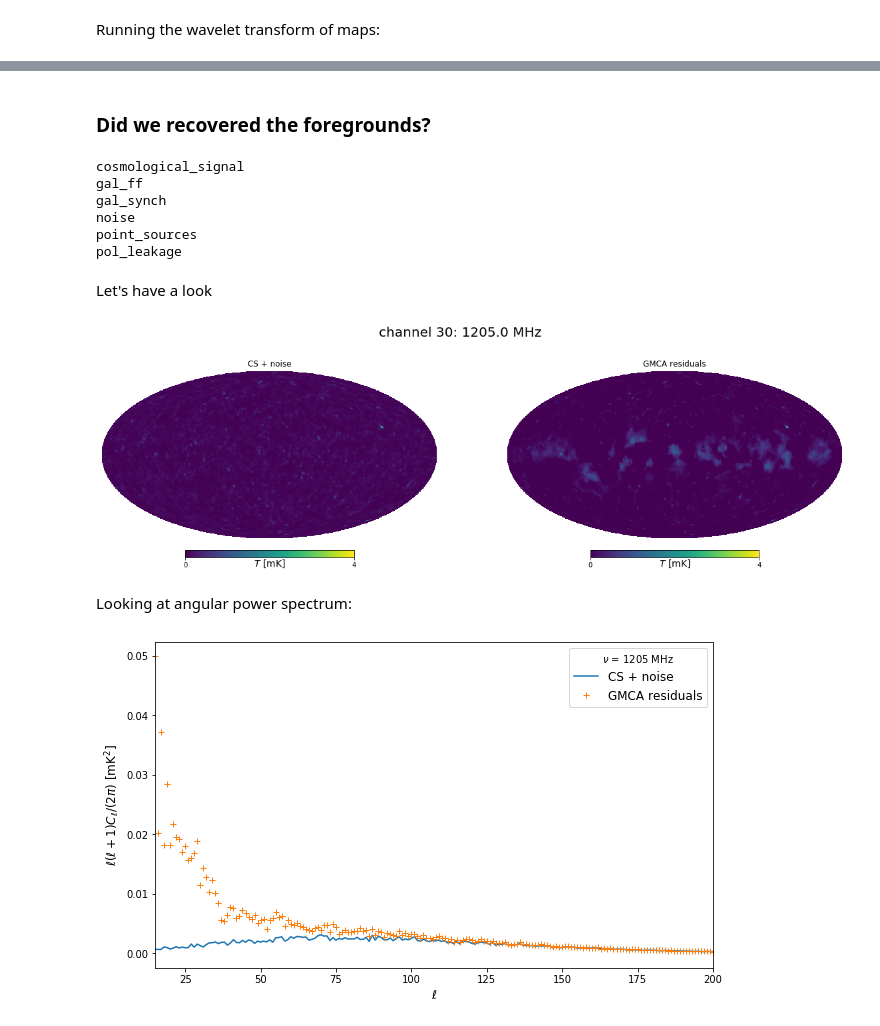
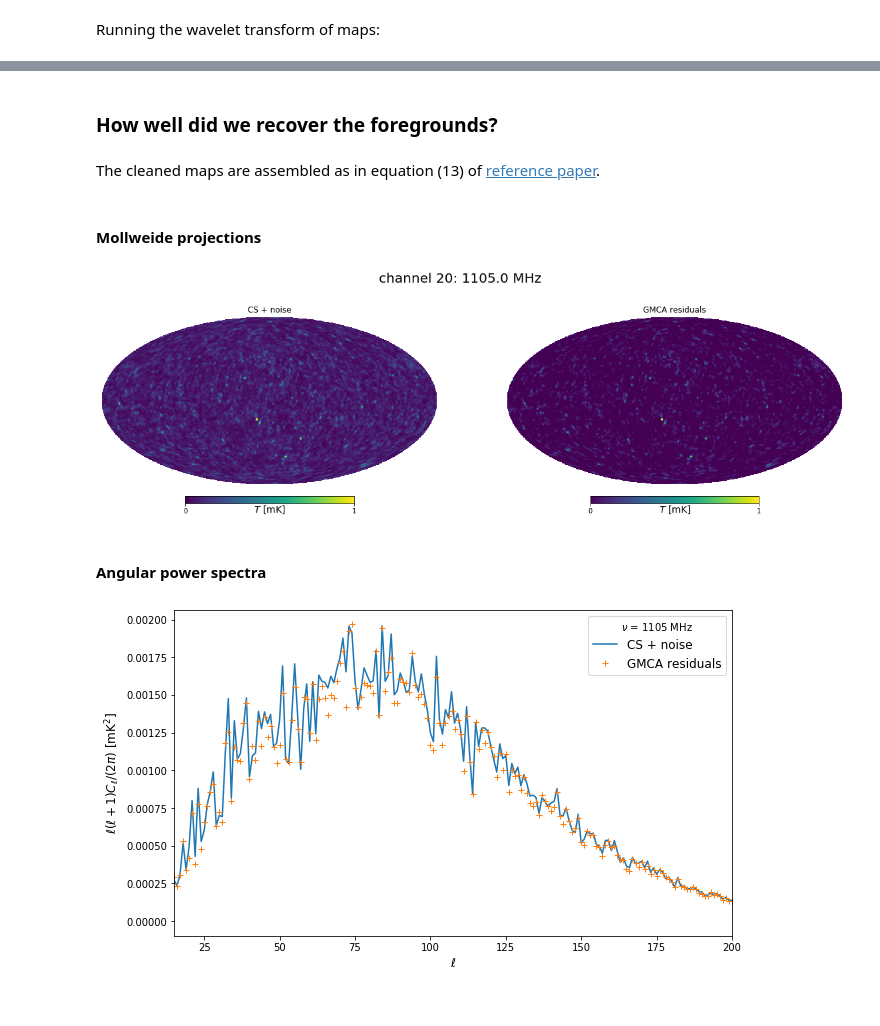
Before and after one commit to isab3lla/gmca4im, a Jupyter notebook: tut_2_perform_GMCA.ipynb, the cells around one changed output, grey strips where cells are left out. Saved outputs shown, nothing was run; the diff lists cells and outputs as text; code cells hidden in the pictures.

```diff
--- a/tut_2_perform_GMCA.ipynb
+++ b/tut_2_perform_GMCA.ipynb
@@ -4,0 +21,5 @@
+# %%
+# let's define a list with the components of the simulation
+components = list(file.keys()); components.remove('frequencies')
+# and save the channel frequencies
+nu_ch = np.array(file['frequencies'])
@@ -13,2 +33,0 @@ import gmca4im_lib2 as g4i
-# %%
-file = h5py.File('../sim_5MHz.hd5','r')
@@ -19,2 +33,0 @@ file.keys()
-# %%
-components = ['cosmological_signal', 'gal_ff', 'gal_synch', 'noise', 'point_sources', 'pol_leakage']
@@ -136,67 +149,53 @@ plt.legend(fontsize=12);
 # %% [markdown]
-### Did we recovered the foregrounds?
+### How well did we recover the foregrounds?
-# %%
-# original maps
-obs_maps = np.zeros((len(nu_ch),npix))
-
-for c in components:
-    print(c)
-    tmp_component = np.array(file[c])
-    obs_maps += tmp_component
-    del tmp_component
-# %% [output]
-cosmological_signal
-gal_ff
-gal_synch
-noise
-point_sources
-pol_leakage
+# %% [markdown]
+The cleaned maps are assembled as in equation (13) of [reference paper](https://arxiv.org/abs/2006.05996).
 # %%
 #### reconstructed maps by GMCA
 piA = np.linalg.inv(Ae.T@Ae)@Ae.T
 # reproject onto original maps
 Se_sph = piA@obs_maps # LS estimate of the sources in the pixel domain
 X_gmca = Ae@Se_sph; del Se_sph, piA
-# %% [markdown]
-Let's have a look
+# %% [markdown]
+#### Mollweide projections
 # %%
 # pick a channel number to image
-ich = 30
+ich = 20
 
-map_input = file['cosmological_signal'][ich]+file['noise'][ich]
+map_input = np.array(file['cosmological_signal'])[ich]+np.array(file['noise'])[ich]
 residuals = obs_maps[ich]-X_gmca[ich]
 
 fig = plt.figure(figsize=(20, 6))
 fig.suptitle(f'channel {ich}: {nu_ch[ich]} MHz',fontsize=20)
 ax1 = fig.add_subplot(1,2,1)
 plt.axes(ax1)
-hp.mollview(map_input,min=0,max=4,title='CS + noise',unit=r'$T$ [mK]',hold=True)
+hp.mollview(map_input,min=0,max=1,title='CS + noise',unit=r'$T$ [mK]',hold=True)
 ax2 = fig.add_subplot(1,2,2)
 plt.axes(ax2)
-hp.mollview(residuals,min=0,max=4,title='GMCA residuals',unit=r'$T$ [mK]',hold=True)
+hp.mollview(residuals,min=0,max=1,title='GMCA residuals',unit=r'$T$ [mK]',hold=True)
 
 del map_input, residuals
 # %% [output]
-[figure, old version]
+[figure, new version]
-# %% [markdown]
-Looking at angular power spectrum:
+# %% [markdown]
+#### Angular power spectra
 # %%
 # pick a channel number
-ich = 30
+ich = 20
 
-map_input = file['cosmological_signal'][ich]+file['noise'][ich]
+map_input = np.array(file['cosmological_signal'])[ich]+np.array(file['noise'])[ich]
 residuals = obs_maps[ich]-X_gmca[ich]
 
 plt.rcParams["figure.figsize"] = (10,6)
 plt.rcParams["axes.labelsize"] = 12
 
 ell, y = g4i.plot_cl(map_input)
 plt.plot(ell, y,'-',c='#1f77b4',label='CS + noise');
 ell, y = g4i.plot_cl(residuals)
 plt.plot(ell,y,'+',c='#ff7f0e',label='GMCA residuals')
 
 plt.legend(title='$\\nu$ = '+'%4.f'%nu_ch[ich]+' MHz',fontsize=12)
 ax = plt.gca()
 ax.set(xlim=[15,200],xlabel="$\\ell$",ylabel="$\\ell(\\ell+1)C_{\\ell}/(2\\pi)$ [mK$^2$]");
 # %% [output]
-[figure, old version]
+[figure, new version]
```
Also changed, not shown: parts of 27 cells of this notebook, 1 other file.
